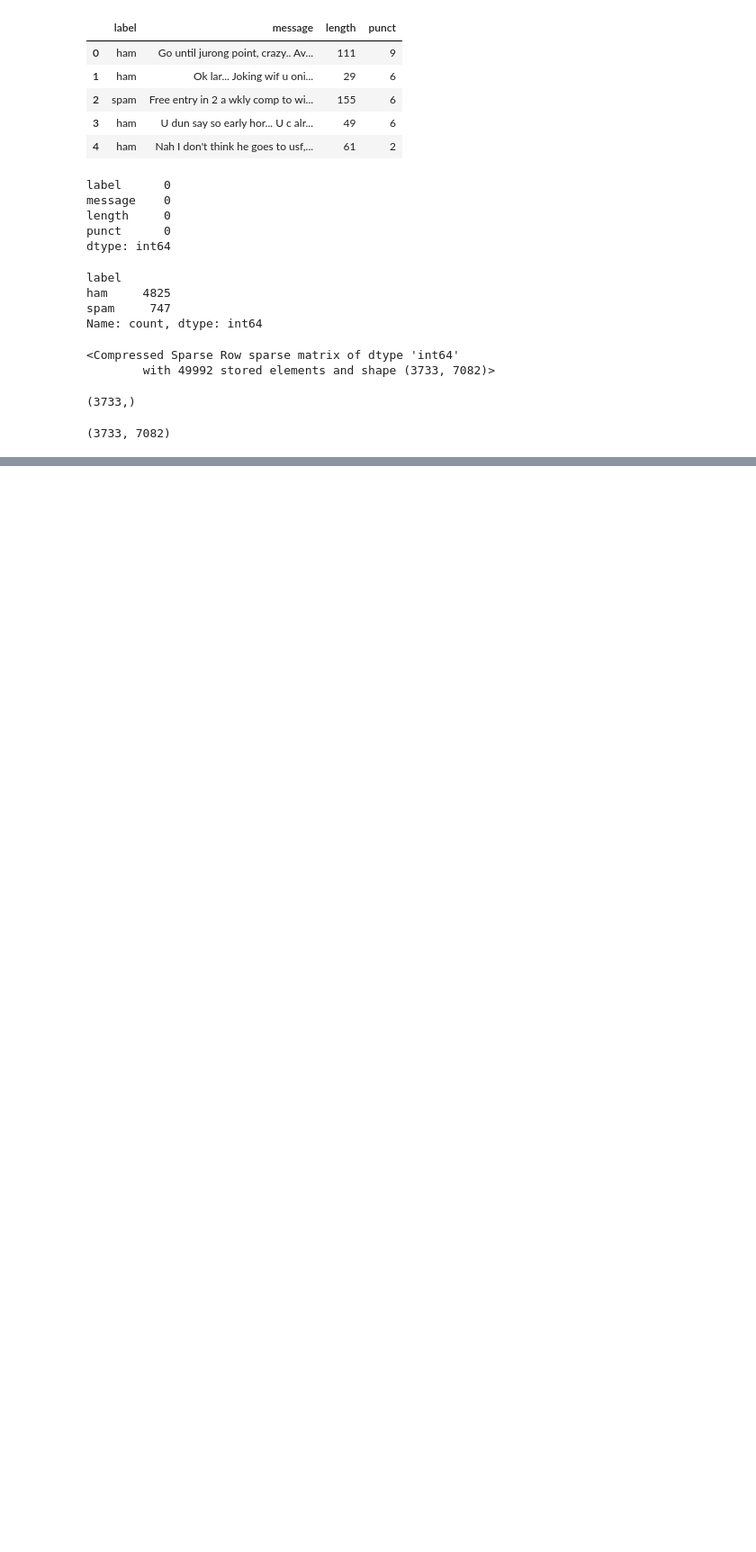
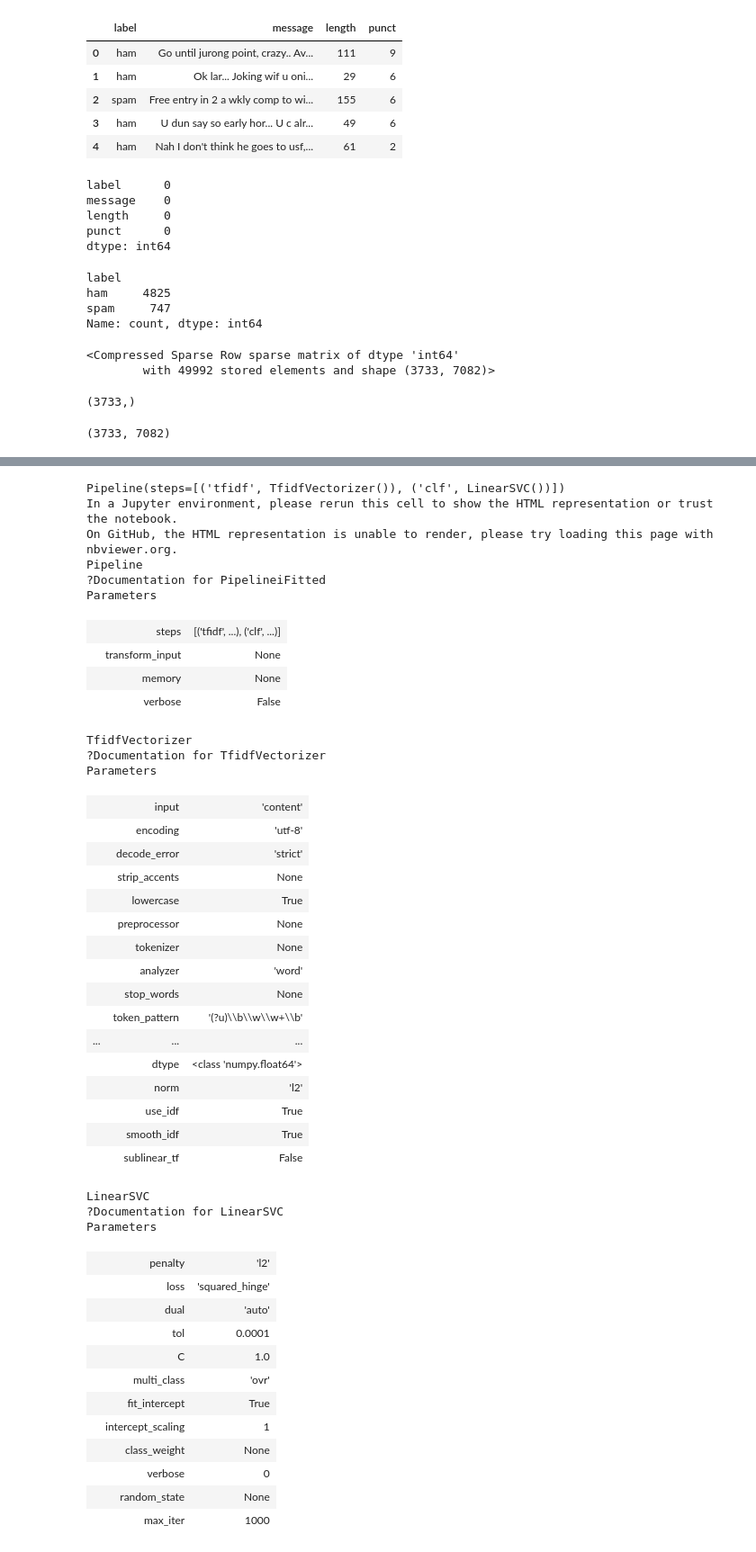
Before and after one commit to usaferreiratiago/nlp, a Jupyter notebook: notebooks/nlp.ipynb, the cells around one changed output, grey strips where cells are left out. Shown at 90% size. Cells and saved outputs as stored; diff of their text form; code cells hidden in the pictures; blank space fills up the shorter version.

```diff
--- a/notebooks/nlp.ipynb
+++ b/notebooks/nlp.ipynb
@@ -1564,0 +1579,2 @@ X_train_counts.shape
+# %%
+X_train_tfidf = vectorizer.fit_transform(X_train)
@@ -1564,0 +1583,4 @@ X_train_counts.shape
+# %%
+clf = LinearSVC()
+# %%
+clf.fit(X_train_tfidf,y_train)
@@ -1564,0 +1608,49 @@ X_train_counts.shape
+# %%
+text_clf = Pipeline([('tfidf',TfidfVectorizer()),('clf',LinearSVC())])
+# %%
+text_clf.fit(X_train,y_train)
+# %% [output]
+Pipeline(steps=[('tfidf', TfidfVectorizer()), ('clf', LinearSVC())])
+In a Jupyter environment, please rerun this cell to show the HTML representation or trust the notebook.
+On GitHub, the HTML representation is unable to render, please try loading this page with nbviewer.org.
+Pipeline
+?Documentation for PipelineiFitted
+Parameters
+|  | steps | [('tfidf', ...), ('clf', ...)] |
+|  | transform_input | None |
+|  | memory | None |
+|  | verbose | False |
+TfidfVectorizer
+?Documentation for TfidfVectorizer
+Parameters
+|  | input | 'content' |
+|  | encoding | 'utf-8' |
+|  | decode_error | 'strict' |
+|  | strip_accents | None |
+|  | lowercase | True |
+|  | preprocessor | None |
+|  | tokenizer | None |
+|  | analyzer | 'word' |
+|  | stop_words | None |
+|  | token_pattern | '(?u)\\b\\w\\w+\\b' |
+| ... | ... | ... |
+|  | dtype | <class 'numpy.float64'> |
+|  | norm | 'l2' |
+|  | use_idf | True |
+|  | smooth_idf | True |
+|  | sublinear_tf | False |
+LinearSVC
+?Documentation for LinearSVC
+Parameters
+|  | penalty | 'l2' |
+|  | loss | 'squared_hinge' |
+|  | dual | 'auto' |
+|  | tol | 0.0001 |
+|  | C | 1.0 |
+|  | multi_class | 'ovr' |
+|  | fit_intercept | True |
+|  | intercept_scaling | 1 |
+|  | class_weight | None |
+|  | verbose | 0 |
+|  | random_state | None |
+|  | max_iter | 1000 |
```
Also changed, not shown: parts of 18 cells of this notebook.
